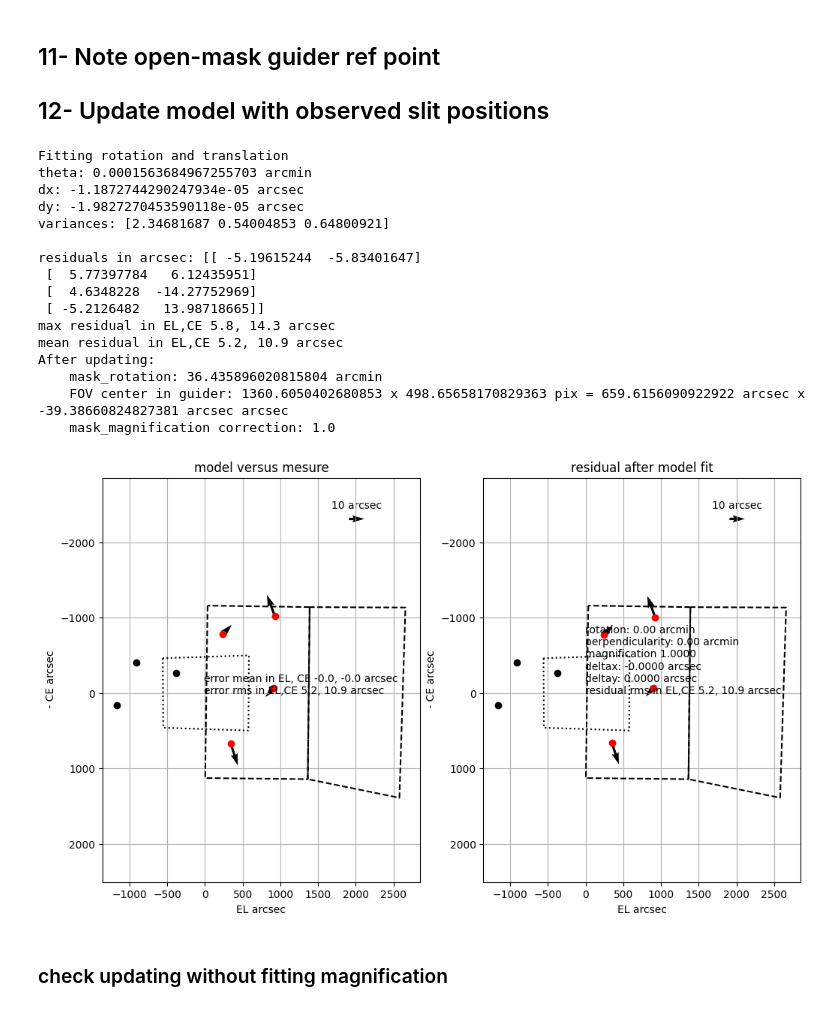
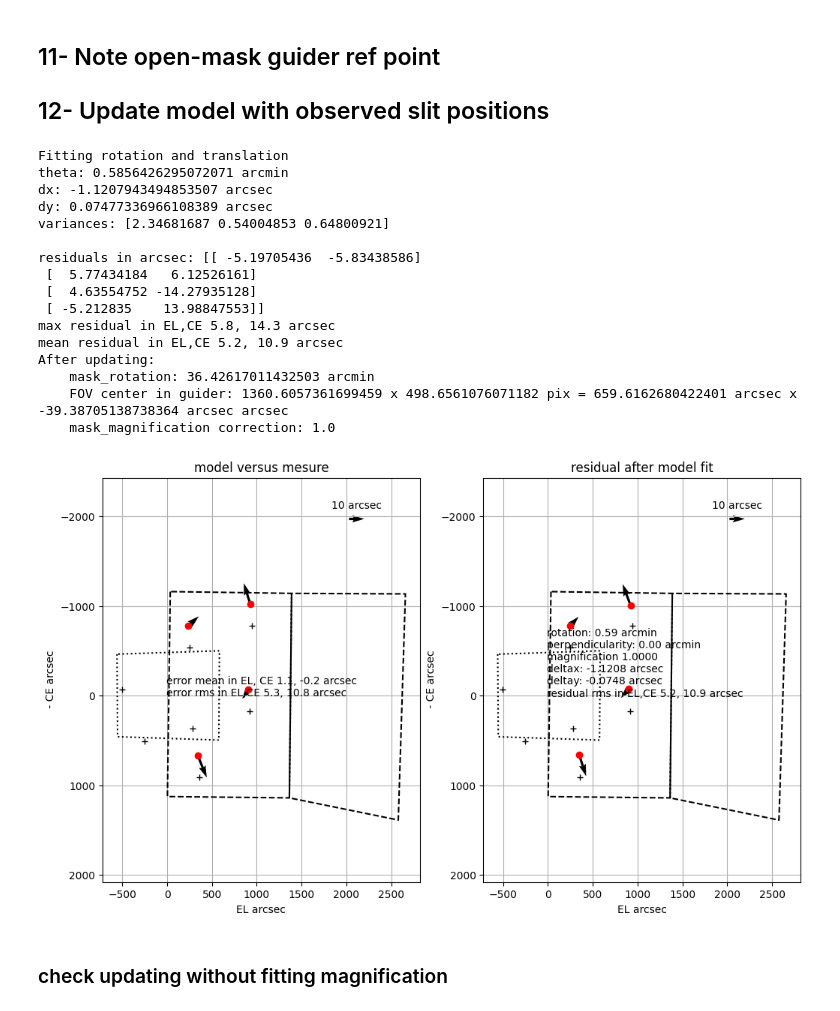
Before and after one commit to vpicouet/FireBallPipe, a Jupyter notebook: Notebook/2023/XY1_F3_230620.ipynb, the cells around one changed output. Saved outputs shown, nothing was run; the diff lists cells and outputs as text; code cells hidden in the pictures.

Commit message:
Add position of bright stars in guider

```diff
--- a/Notebook/2023/XY1_F3_230620.ipynb
+++ b/Notebook/2023/XY1_F3_230620.ipynb
@@ -302,25 +300,25 @@ wave:  0.20619
 # %%
 slits_coord_obs = G2UV.detector2guider(slits_coord_obs_det, wave=obs_wave, angle=True  )
 weight = np.array( [1.]*16  + [1./(1. + 1e-1)]*16)
-G2UV, residuals = G2UV.update_model(slits_coord_valid, slits_coord_obs, plot=True, figsize=(12,7),inplace=True,selected_stars=selected_stars)#,gamma=False)#, labels=slits_valid
+G2UV, residuals = G2UV.update_model(slits_coord_valid, slits_coord_obs, plot=True, figsize=(12,7),inplace=True,selected_stars=vstack([selected_stars["RA","DEC"],selected_slits["RA","DEC"]]))#,gamma=False)#, labels=slits_valid
 # %% [output]
 Fitting rotation and translation
-theta: 0.0001563684967255703 arcmin
-dx: -1.1872744290247934e-05 arcsec
-dy: -1.9827270453590118e-05 arcsec
+theta: 0.5856426295072071 arcmin
+dx: -1.1207943494853507 arcsec
+dy: 0.07477336966108389 arcsec
 variances: [2.34681687 0.54004853 0.64800921]
 
-residuals in arcsec: [[ -5.19615244  -5.83401647]
- [  5.77397784   6.12435951]
- [  4.6348228  -14.27752969]
- [ -5.2126482   13.98718665]]
+residuals in arcsec: [[ -5.19705436  -5.83438586]
+ [  5.77434184   6.12526161]
+ [  4.63554752 -14.27935128]
+ [ -5.212835    13.98847553]]
 max residual in EL,CE 5.8, 14.3 arcsec
 mean residual in EL,CE 5.2, 10.9 arcsec
 After updating:
-    mask_rotation: 36.435896020815804 arcmin
-    FOV center in guider: 1360.6050402680853 x 498.65658170829363 pix = 659.6156090922922 arcsec x -39.38660824827381 arcsec arcsec
+    mask_rotation: 36.42617011432503 arcmin
+    FOV center in guider: 1360.6057361699459 x 498.6561076071182 pix = 659.6162680422401 arcsec x -39.38705138738364 arcsec arcsec
     mask_magnification correction: 1.0
-[figure, old version]
+[figure, new version]
 # %% [markdown]
 ### check updating without fitting magnification
 # %%
```
Also changed, not shown: parts of 1 cell of this notebook, 4 other files.
